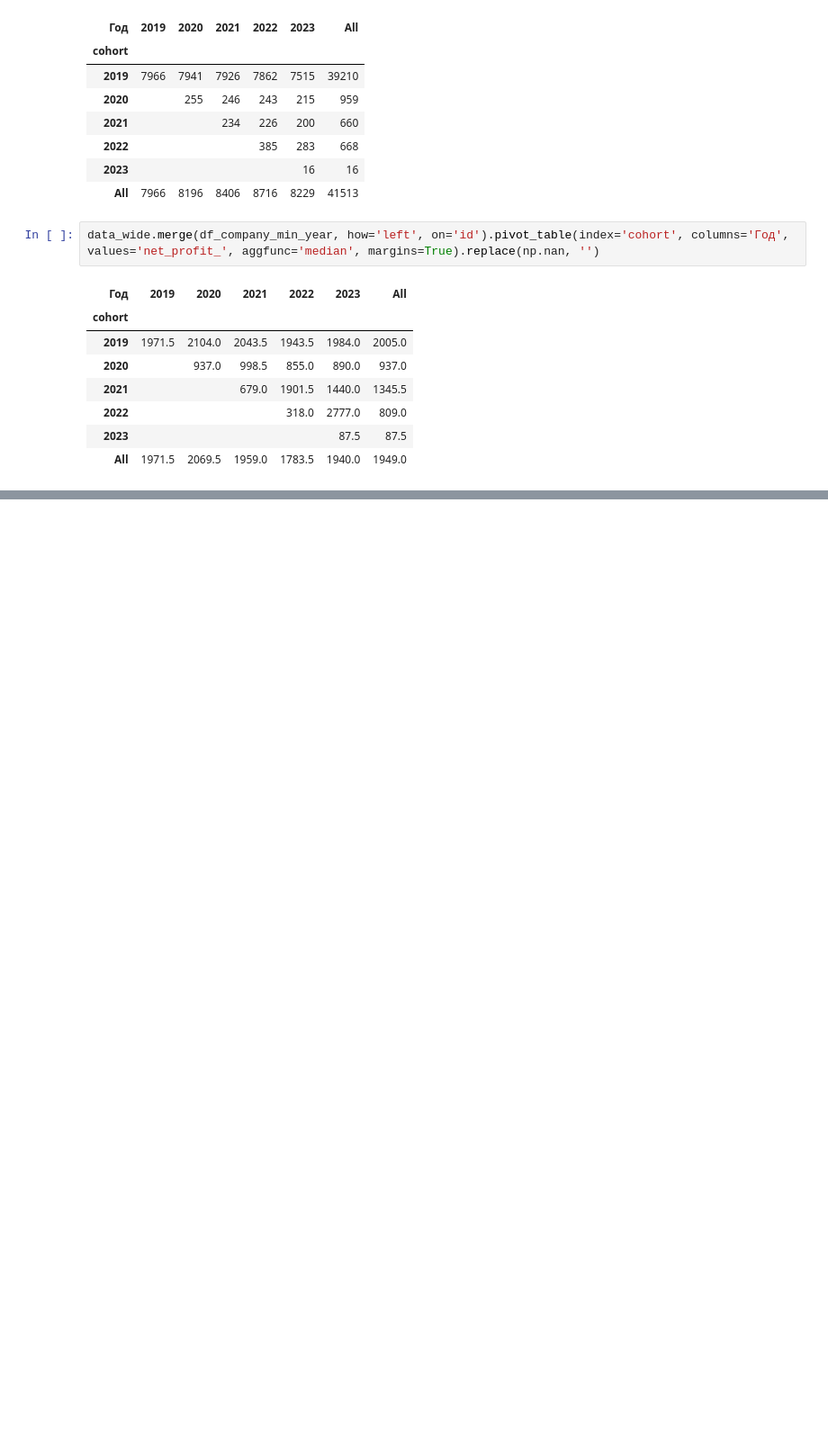
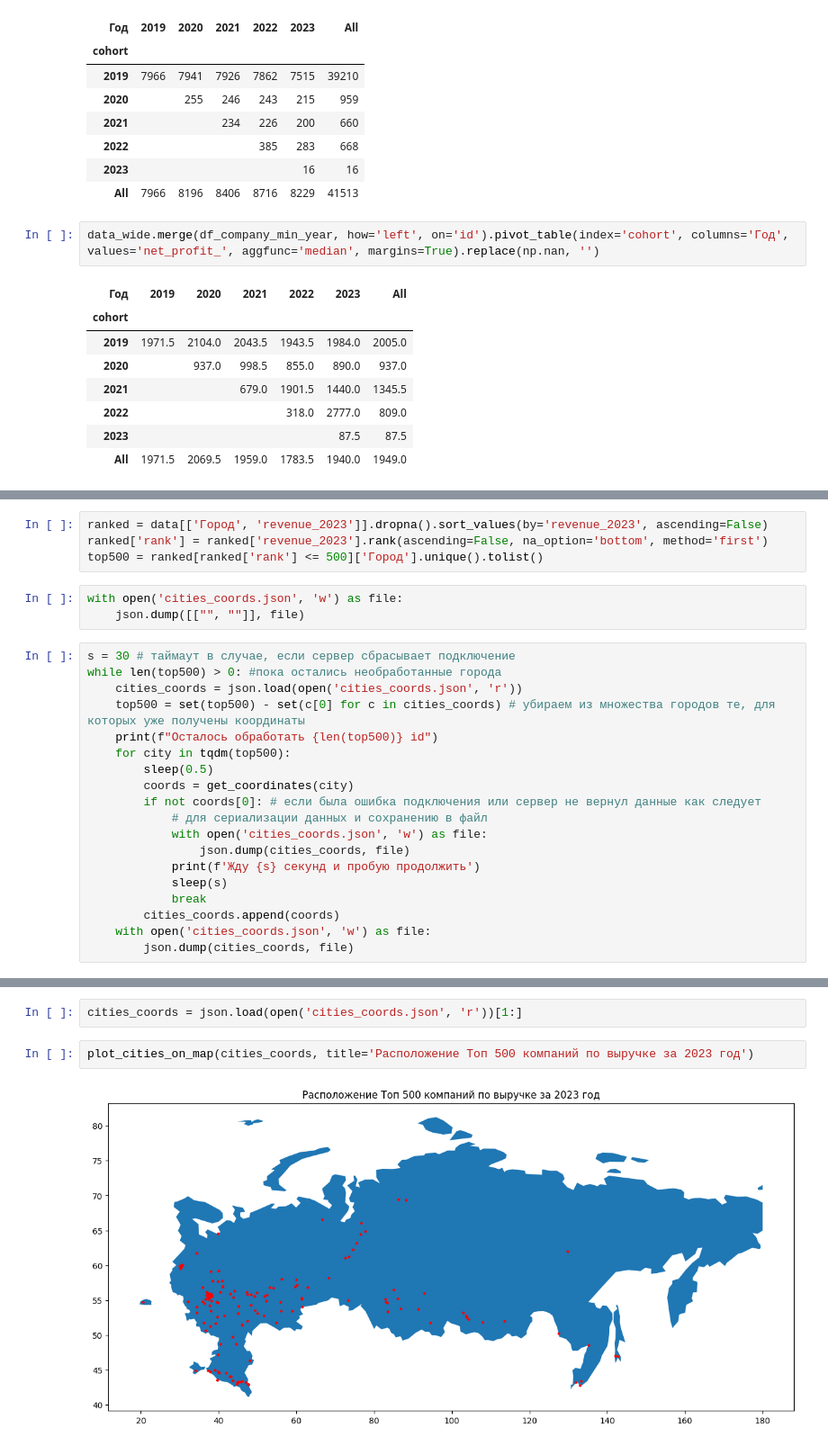
Before and after one commit to aleks-haksly/Postypashka, a Jupyter notebook: DA/02 HW_lab/HW_2.ipynb, the cells around one changed output, grey strips where cells are left out. Shown at 90% size. Drawn from its saved outputs; the diff is of its cells as text; blank space fills up the shorter version.

```diff
--- a/DA/02 HW_lab/HW_2.ipynb
+++ b/DA/02 HW_lab/HW_2.ipynb
@@ -558,0 +500,26 @@ FileNotFoundError: [Errno 2] No such file or directory: 'NEW_ОЭК 2019-2020.xl
+# %%
+ranked = data[['Город', 'revenue_2023']].dropna().sort_values(by='revenue_2023', ascending=False)
+ranked['rank'] = ranked['revenue_2023'].rank(ascending=False, na_option='bottom', method='first')
+top500 = ranked[ranked['rank'] <= 500]['Город'].unique().tolist()
+# %%
+with open('cities_coords.json', 'w') as file:
+    json.dump([["", ""]], file)
+# %%
+s = 30 # таймаут в случае, если сервер сбрасывает подключение
+while len(top500) > 0: #пока остались необработанные города
+    cities_coords = json.load(open('cities_coords.json', 'r'))
+    top500 = set(top500) - set(c[0] for c in cities_coords) # убираем из множества городов те, для которых уже получены координаты
+    print(f"Осталось обработать {len(top500)} id")
+    for city in tqdm(top500):
+        sleep(0.5)
+        coords = get_coordinates(city)
+        if not coords[0]: # если была ошибка подключения или сервер не вернул данные как следует
+            # для сериализации данных и сохранению в файл
+            with open('cities_coords.json', 'w') as file:
+                json.dump(cities_coords, file)
+            print(f'Жду {s} секунд и пробую продолжить')
+            sleep(s)
+            break
+        cities_coords.append(coords)
+    with open('cities_coords.json', 'w') as file:
+        json.dump(cities_coords, file)
@@ -558,0 +531,6 @@ FileNotFoundError: [Errno 2] No such file or directory: 'NEW_ОЭК 2019-2020.xl
+# %%
+cities_coords = json.load(open('cities_coords.json', 'r'))[1:]
+# %%
+plot_cities_on_map(cities_coords, title='Расположение Топ 500 компаний по выручке за 2023 год')
+# %% [output]
+[figure, added]
```
Also changed, not shown: parts of 8 cells of this notebook.
